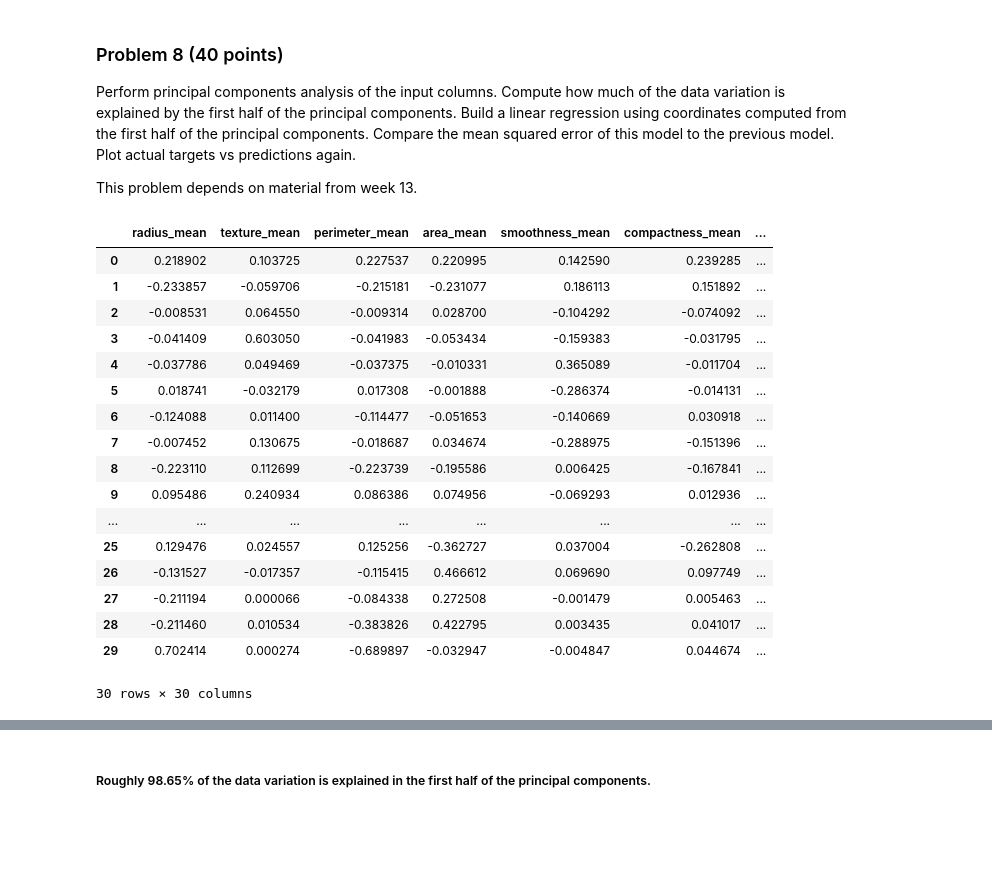
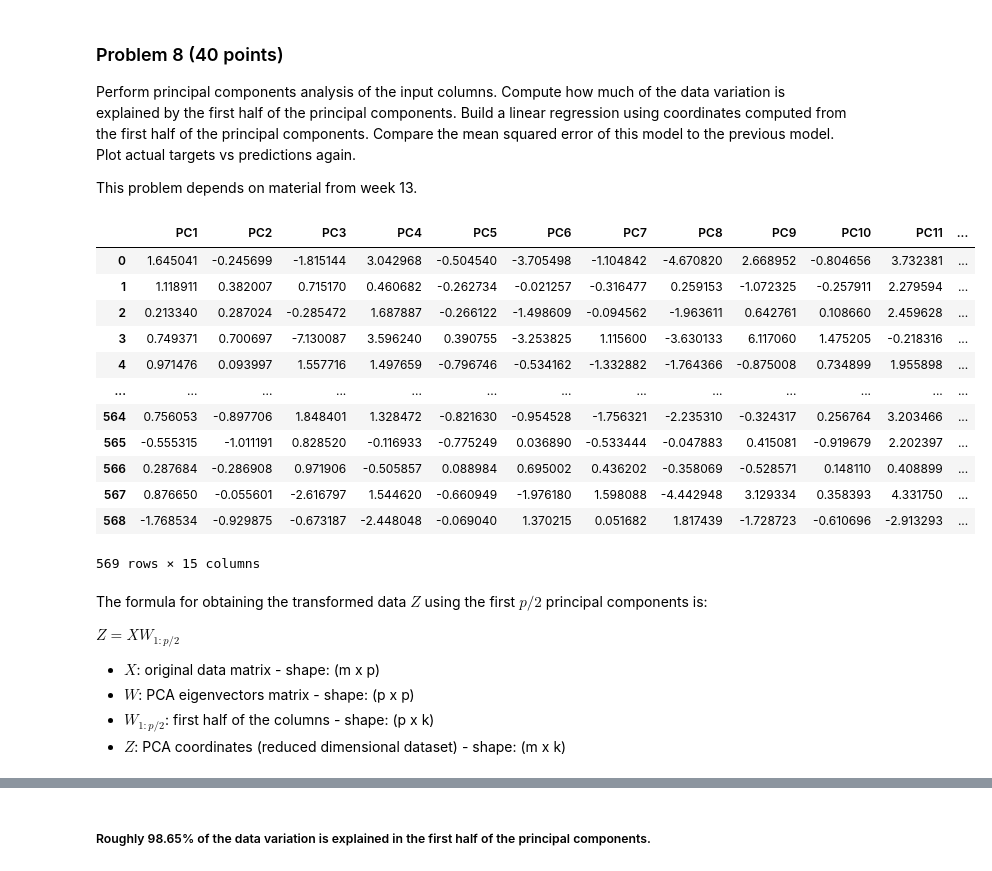
Before and after one commit to aidandig/dx601-final-project, a Jupyter notebook: project.ipynb, the cells around one changed output, grey strips where cells are left out. Saved outputs shown, nothing was run; the diff lists cells and outputs as text; code cells hidden in the pictures; blank space fills up the shorter version.

```diff
--- a/project.ipynb
+++ b/project.ipynb
@@ -582,34 +581,53 @@ Compare the mean squared error of this model to the previous model.
 Plot actual targets vs predictions again.
 
 This problem depends on material from week 13.
-# %%
-breastCancer_pca_columns = breastCancer.drop(['target'], axis='columns').columns
-
-# Normalize Data
-breastCancer_normalized = breastCancer[breastCancer_pca_columns] / breastCancer[breastCancer_pca_columns].std()
-
-breastCancer_pca = PCA()
-breastCancer_pca.fit(breastCancer_normalized[breastCancer_pca_columns])
-breastCancer_components = pd.DataFrame(breastCancer_pca.components_, columns= breastCancer_pca_columns)
-breastCancer_components
-# %% [output]
-|  | radius_mean | texture_mean | perimeter_mean | area_mean | smoothness_mean | compactness_mean | ... |
-| 0 | 0.218902 | 0.103725 | 0.227537 | 0.220995 | 0.142590 | 0.239285 | ... |
-| 1 | -0.233857 | -0.059706 | -0.215181 | -0.231077 | 0.186113 | 0.151892 | ... |
-| 2 | -0.008531 | 0.064550 | -0.009314 | 0.028700 | -0.104292 | -0.074092 | ... |
-| 3 | -0.041409 | 0.603050 | -0.041983 | -0.053434 | -0.159383 | -0.031795 | ... |
-| 4 | -0.037786 | 0.049469 | -0.037375 | -0.010331 | 0.365089 | -0.011704 | ... |
-| 5 | 0.018741 | -0.032179 | 0.017308 | -0.001888 | -0.286374 | -0.014131 | ... |
-| 6 | -0.124088 | 0.011400 | -0.114477 | -0.051653 | -0.140669 | 0.030918 | ... |
-| 7 | -0.007452 | 0.130675 | -0.018687 | 0.034674 | -0.288975 | -0.151396 | ... |
-| 8 | -0.223110 | 0.112699 | -0.223739 | -0.195586 | 0.006425 | -0.167841 | ... |
-| 9 | 0.095486 | 0.240934 | 0.086386 | 0.074956 | -0.069293 | 0.012936 | ... |
-| ... | ... | ... | ... | ... | ... | ... | ... |
-| 25 | 0.129476 | 0.024557 | 0.125256 | -0.362727 | 0.037004 | -0.262808 | ... |
-| 26 | -0.131527 | -0.017357 | -0.115415 | 0.466612 | 0.069690 | 0.097749 | ... |
-| 27 | -0.211194 | 0.000066 | -0.084338 | 0.272508 | -0.001479 | 0.005463 | ... |
-| 28 | -0.211460 | 0.010534 | -0.383826 | 0.422795 | 0.003435 | 0.041017 | ... |
-| 29 | 0.702414 | 0.000274 | -0.689897 | -0.032947 | -0.004847 | 0.044674 | ... |
-30 rows × 30 columns
+# %%
+from sklearn.preprocessing import StandardScaler
+breastCancer_pca_columns = breastCancer.drop(['target'], axis='columns').columns
+
+# Original Data Matrix
+X = breastCancer[breastCancer_pca_columns]
+
+# Use StandardScaler to scale data - center data (mean of 0, std of 1)
+scaler = StandardScaler()
+breastCancer_scaled = scaler.fit_transform(X)
+
+breastCancer_pca = PCA()
+breastCancer_pca.fit_transform(breastCancer_scaled)
+
+num_columns = len(breastCancer_pca_columns)
+principal_components = [f'PC{i+1}' for i in range(num_columns)]
+
+# Create Matrix of PCA eigenvectors (each column), then take the first half of the columns
+breastCancer_pca_eigenvectors = pd.DataFrame(breastCancer_pca.components_, columns= principal_components)
+num_pca_cols = breastCancer_pca_eigenvectors.shape[1]
+first_half_eigenvectors = breastCancer_pca_eigenvectors.iloc[:, 0:num_pca_cols//2]
+
+# Multiply original data matrix with first half of the PCA eigenvectors
+Z = breastCancer_scaled @ first_half_eigenvectors
+Z
+# %% [output]
+|  | PC1 | PC2 | PC3 | PC4 | PC5 | PC6 | PC7 | PC8 | PC9 | PC10 | PC11 | ... |
+| 0 | 1.645041 | -0.245699 | -1.815144 | 3.042968 | -0.504540 | -3.705498 | -1.104842 | -4.670820 | 2.668952 | -0.804656 | 3.732381 | ... |
+| 1 | 1.118911 | 0.382007 | 0.715170 | 0.460682 | -0.262734 | -0.021257 | -0.316477 | 0.259153 | -1.072325 | -0.257911 | 2.279594 | ... |
+| 2 | 0.213340 | 0.287024 | -0.285472 | 1.687887 | -0.266122 | -1.498609 | -0.094562 | -1.963611 | 0.642761 | 0.108660 | 2.459628 | ... |
+| 3 | 0.749371 | 0.700697 | -7.130087 | 3.596240 | 0.390755 | -3.253825 | 1.115600 | -3.630133 | 6.117060 | 1.475205 | -0.218316 | ... |
+| 4 | 0.971476 | 0.093997 | 1.557716 | 1.497659 | -0.796746 | -0.534162 | -1.332882 | -1.764366 | -0.875008 | 0.734899 | 1.955898 | ... |
+| ... | ... | ... | ... | ... | ... | ... | ... | ... | ... | ... | ... | ... |
+| 564 | 0.756053 | -0.897706 | 1.848401 | 1.328472 | -0.821630 | -0.954528 | -1.756321 | -2.235310 | -0.324317 | 0.256764 | 3.203466 | ... |
+| 565 | -0.555315 | -1.011191 | 0.828520 | -0.116933 | -0.775249 | 0.036890 | -0.533444 | -0.047883 | 0.415081 | -0.919679 | 2.202397 | ... |
+| 566 | 0.287684 | -0.286908 | 0.971906 | -0.505857 | 0.088984 | 0.695002 | 0.436202 | -0.358069 | -0.528571 | 0.148110 | 0.408899 | ... |
+| 567 | 0.876650 | -0.055601 | -2.616797 | 1.544620 | -0.660949 | -1.976180 | 1.598088 | -4.442948 | 3.129334 | 0.358393 | 4.331750 | ... |
+| 568 | -1.768534 | -0.929875 | -0.673187 | -2.448048 | -0.069040 | 1.370215 | 0.051682 | 1.817439 | -1.728723 | -0.610696 | -2.913293 | ... |
+569 rows × 15 columns
+# %% [markdown]
+The formula for obtaining the transformed data $Z$ using the first $p/2$ principal components is:
+
+$Z = XW_{1:p/2}$
+
+- $X$: original data matrix - shape: (m x p)
+- $W$: PCA eigenvectors matrix - shape: (p x p)
+- $W_{1:p/2}$: first half of the columns - shape: (p x k)
+- $Z$: PCA coordinates (reduced dimensional dataset) - shape: (m x k)
 # %%
 plt.plot(breastCancer_pca.explained_variance_ratio_)
```
Also changed, not shown: parts of 6 cells of this notebook.
